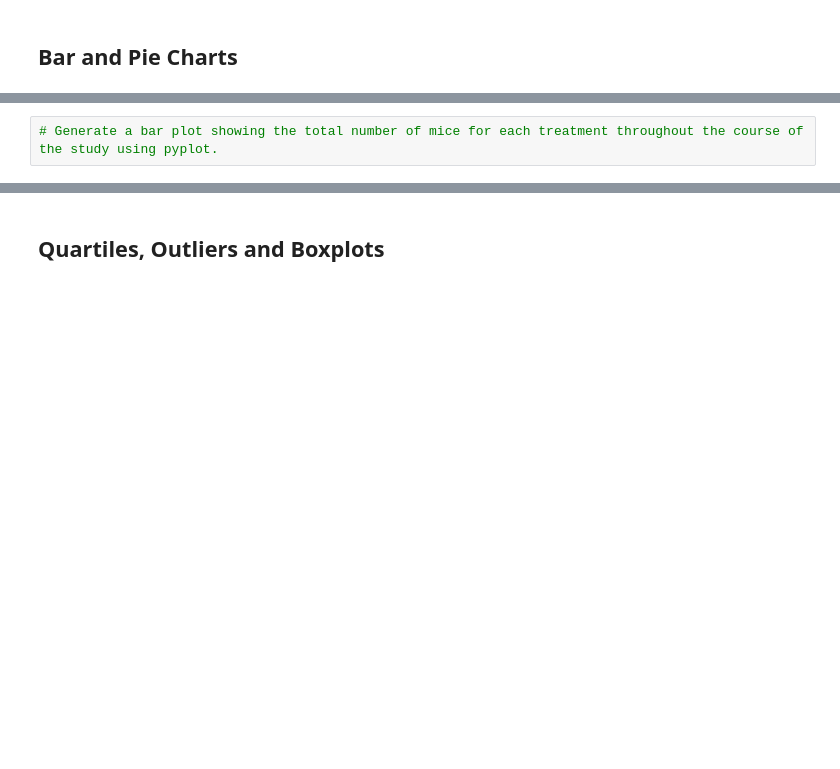
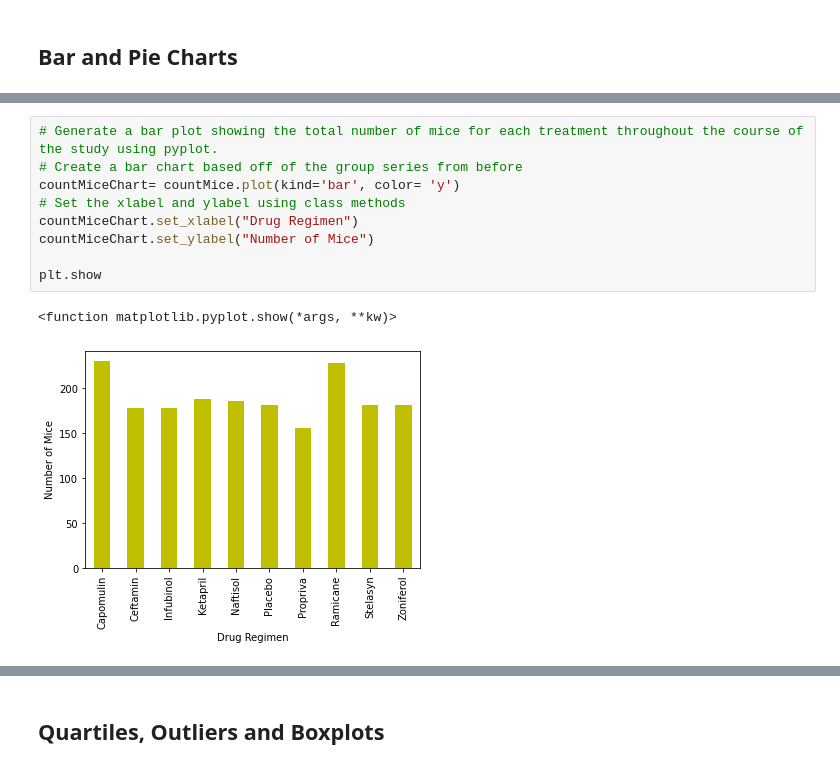
Before and after one commit to EvanK215/Pymaceuticals-Challenge, a Jupyter notebook: pymaceuticals_starter.ipynb, the cells around one changed output, grey strips where cells are left out. Saved outputs shown, nothing was run; the diff lists cells and outputs as text; blank space fills up the shorter version.

Commit message:
completed pie and bar charts

```diff
--- a/pymaceuticals_starter.ipynb
+++ b/pymaceuticals_starter.ipynb
@@ -165,3 +171,13 @@ plt.show
 [figure]
 # %%
 # Generate a bar plot showing the total number of mice for each treatment throughout the course of the study using pyplot.
+# Create a bar chart based off of the group series from before
+countMiceChart= countMice.plot(kind='bar', color= 'y')
+# Set the xlabel and ylabel using class methods
+countMiceChart.set_xlabel("Drug Regimen")
+countMiceChart.set_ylabel("Number of Mice")
+
+plt.show
+# %% [output]
+<function matplotlib.pyplot.show(*args, **kw)>
+[figure, added]
```
Also changed, not shown: parts of 5 cells of this notebook.
